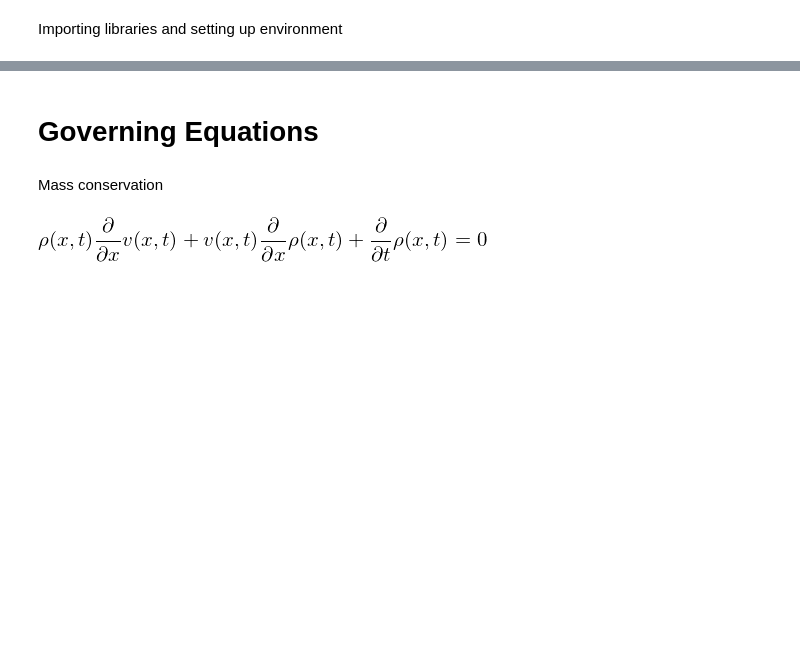
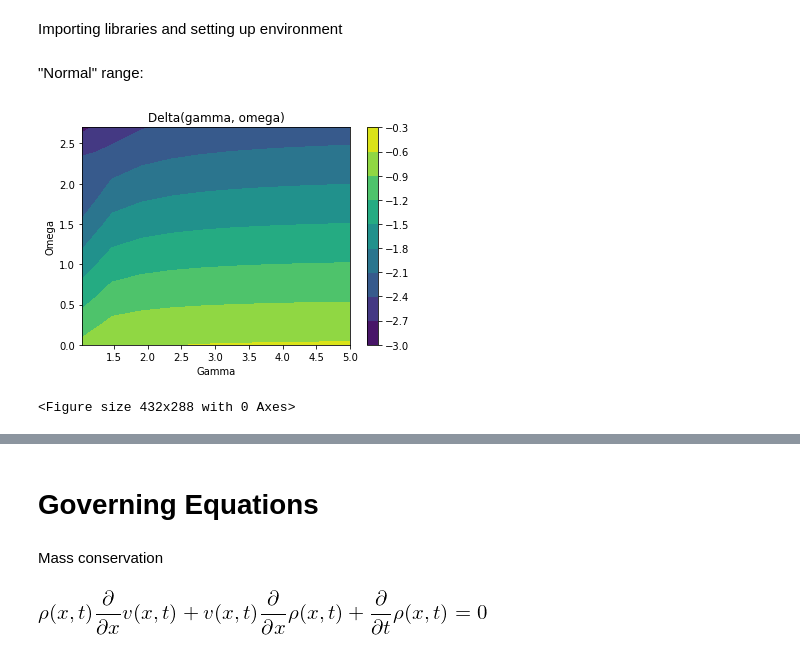
Before and after one commit to aremorov/stellar_atm_shocks, a Jupyter notebook: s_analysis.ipynb, the cells around one changed output, grey strips where cells are left out. Drawn from its saved outputs; the diff is of its cells as text; code cells hidden in the pictures; blank space fills up the shorter version.

```diff
--- a/s_analysis.ipynb
+++ b/s_analysis.ipynb
@@ -8,3 +8,44 @@ import pylab
 import h5py
 import scipy.optimize
 import matplotlib
+# %% [markdown]
+"Normal" range:
+# %%
+import numpy as np
+import matplotlib.pyplot as plt
+gamma = np.array([1.03      , 1.47111111, 1.91222222, 2.35333333, 2.79444444,
+       3.23555556, 3.67666667, 4.11777778, 4.55888889, 5.        ])
+omega = np.array([0, 0.3, 0.6, 0.9, 1.2, 1.5, 1.8, 2.1, 2.4, 2.7])
+X, Y = np.meshgrid(gamma, omega)
+#Z = np.sqrt(X**2 + Y**2)
+Z = np.array([[-0.825065  , -0.65630424, -0.62026053, -0.6054357 , -0.59575762,
+       -0.58934375, -0.58477508, -0.58135267, -0.57869192, -0.57656338],
+              [-1.07575017, -0.8631977, -0.8195817, -0.79774982, -0.78477108,
+       -0.77613474, -0.76996197, -0.76532555, -0.76171328, -0.75881853],
+              [-1.32452861, -1.07357921, -1.01839652, -0.99114507, -0.97488578, -0.96403322,
+ -0.9562584,  -0.95040812, -0.94584359, -0.94218144],
+              [-1.57056437, -1.28514852, -1.21784049, -1.1852123,  -1.16568616, -1.15262415,
+ -1.14325091, -1.13618881, -1.1306731,  -1.12624412],
+              [-1.81260904, -1.4958869,  -1.41770594, -1.37972455, -1.35694223, -1.34167669,
+ -1.33070861, -1.32243694, -1.31597155, -1.31077673],
+              [-2.0484103,  -1.70681967, -1.61786458, -1.57454659, -1.54851645, -1.53105228,
+ -1.51849245, -1.50901328, -1.50159966, -1.49564002],
+              [-2.27275057, -1.91792056, -1.81823504, -1.76959291, -1.74032154, -1.72066271,
+ -1.70651373, -1.69582885, -1.68746826, -1.68074477],
+              [-2.15665052, -2.1291521,  -2.01876343, -1.96480677, -1.93229942, -1.91044917,
+ -1.8947132,  -1.88282411, -1.87351766, -1.86603114],
+              [-2.4624442,  -2.34048516, -2.21941266, -2.1601491,  -2.12441,    -2.10037098,
+ -2.08304979, -2.06995777, -2.05970639, -2.05145755],
+              [-2.7671881,  -2.55189817, -2.42015644, -2.35559206, -2.31662467, -2.29039907,
+ -2.27149416, -2.25720025, -2.24600474, -2.23699419]])
+fig,ax=plt.subplots(1,1)
+cp = ax.contourf(X, Y, Z)
+fig.colorbar(cp) # Add a colorbar to a plot
+ax.set_title('Delta(gamma, omega)')
+ax.set_xlabel('Gamma')
+ax.set_ylabel('Omega')
+plt.show()
+plt.savefig("Delta_plot.PDF")
+# %% [output]
+[figure, added]
+<Figure size 432x288 with 0 Axes>
```
Also changed, not shown: parts of 43 cells of this notebook.
